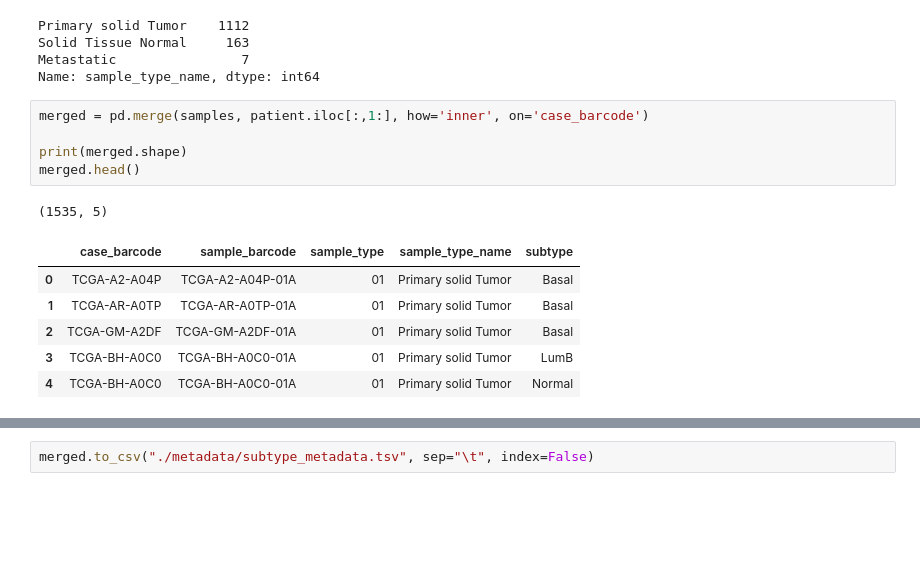
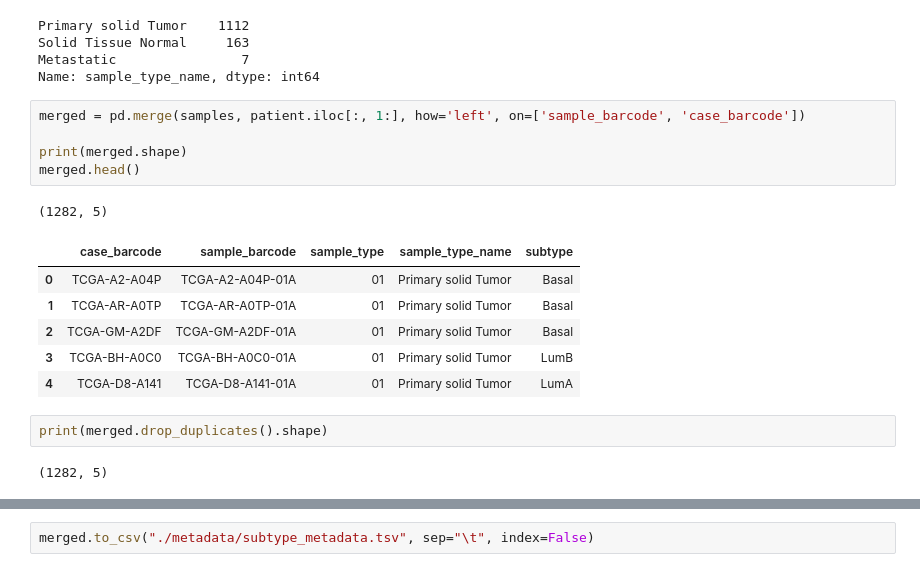
Before and after one commit to singuyenmai/DMV_BRCA_TCGA, a Jupyter notebook: Extract.sample_barcode.ipynb, the cells around one changed output, grey strips where cells are left out. Cells and saved outputs as stored; diff of their text form; blank space fills up the shorter version.

```diff
--- a/Extract.sample_barcode.ipynb
+++ b/Extract.sample_barcode.ipynb
@@ -55,15 +79,19 @@ Solid Tissue Normal     163
 Metastatic                7
 Name: sample_type_name, dtype: int64
 # %%
-merged = pd.merge(samples, patient.iloc[:,1:], how='inner', on='case_barcode')
+merged = pd.merge(samples, patient.iloc[:, 1:], how='left', on=['sample_barcode', 'case_barcode'])
 
 print(merged.shape)
 merged.head()
 # %% [output]
-(1535, 5)
+(1282, 5)
 |  | case_barcode | sample_barcode | sample_type | sample_type_name | subtype |
 | 0 | TCGA-A2-A04P | TCGA-A2-A04P-01A | 01 | Primary solid Tumor | Basal |
 | 1 | TCGA-AR-A0TP | TCGA-AR-A0TP-01A | 01 | Primary solid Tumor | Basal |
 | 2 | TCGA-GM-A2DF | TCGA-GM-A2DF-01A | 01 | Primary solid Tumor | Basal |
 | 3 | TCGA-BH-A0C0 | TCGA-BH-A0C0-01A | 01 | Primary solid Tumor | LumB |
-| 4 | TCGA-BH-A0C0 | TCGA-BH-A0C0-01A | 01 | Primary solid Tumor | Normal |
+| 4 | TCGA-D8-A141 | TCGA-D8-A141-01A | 01 | Primary solid Tumor | LumA |
+# %%
+print(merged.drop_duplicates().shape)
+# %% [output]
+(1282, 5)
```
Also changed, not shown: parts of 6 cells of this notebook, 1 other file.
